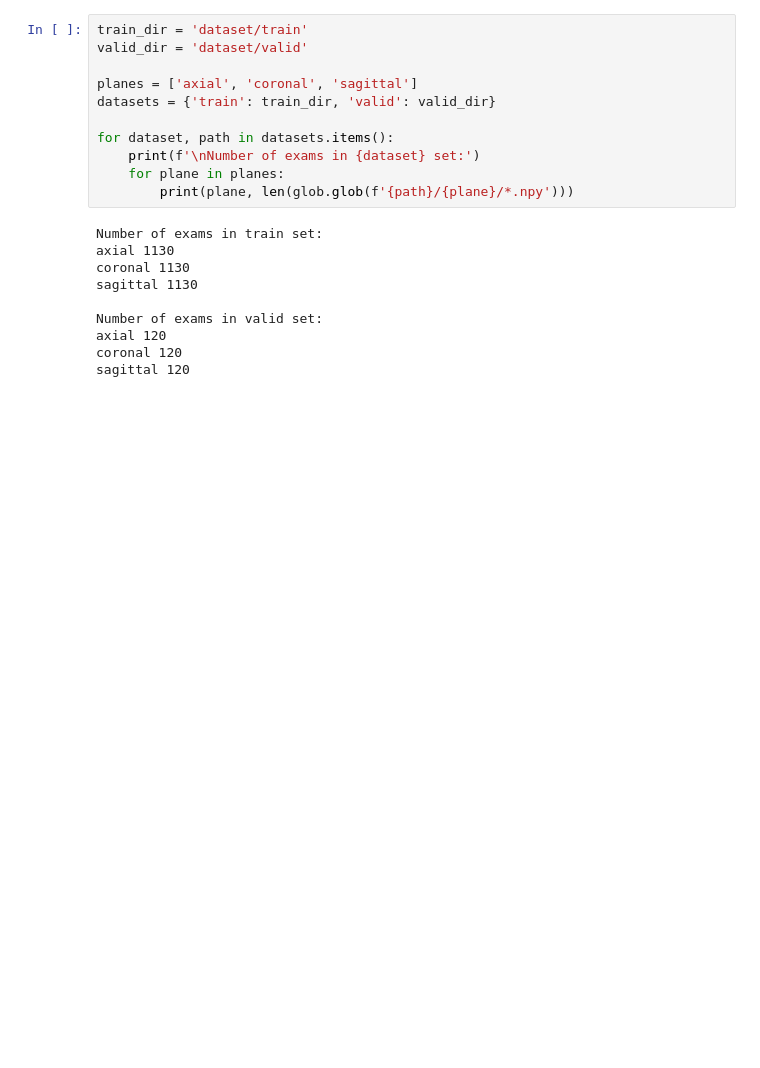
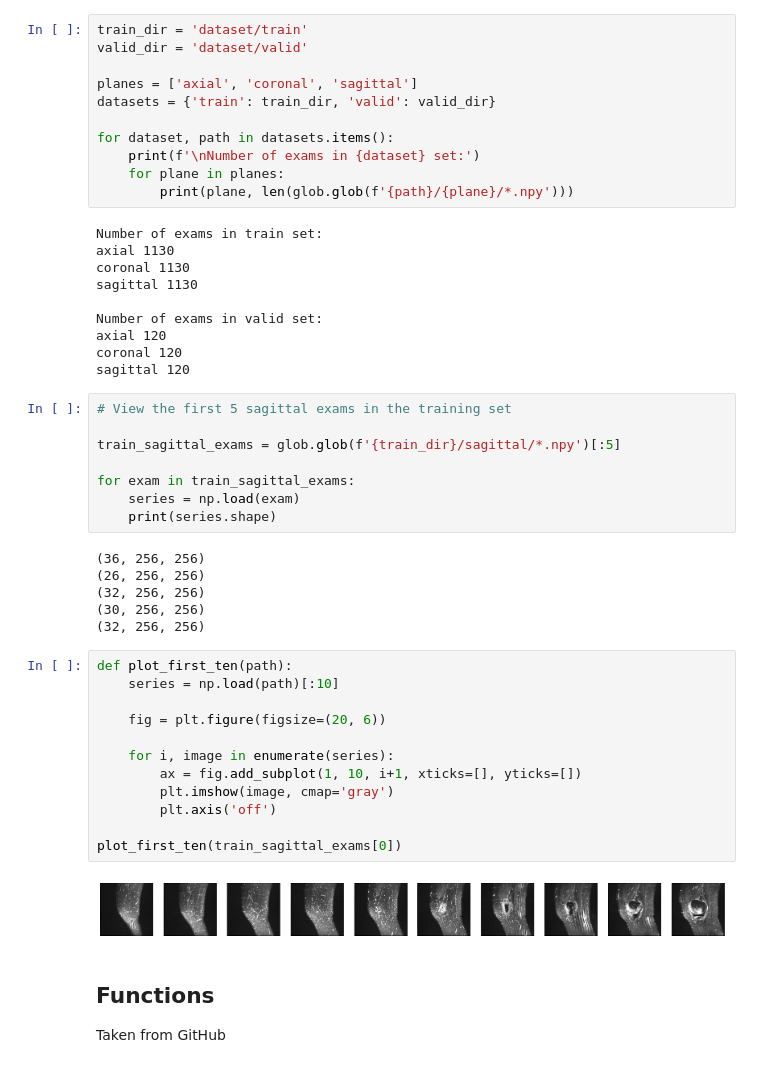
Before and after one commit to marccodesstuff/-Knee-MRI-Pathology-Identification-Model, a Jupyter notebook: main.ipynb, the cells around one changed output. Drawn from its saved outputs; the diff is of its cells as text; blank space fills up the shorter version.

Commit message:
Added relevant Python functions for data preprocessing

```diff
--- a/main.ipynb
+++ b/main.ipynb
@@ -90,3 +91,35 @@ Number of exams in valid set:
 axial 120
 coronal 120
 sagittal 120
+# %%
+# View the first 5 sagittal exams in the training set
+
+train_sagittal_exams = glob.glob(f'{train_dir}/sagittal/*.npy')[:5]
+
+for exam in train_sagittal_exams:
+    series = np.load(exam)
+    print(series.shape)
+# %% [output]
+(36, 256, 256)
+(26, 256, 256)
+(32, 256, 256)
+(30, 256, 256)
+(32, 256, 256)
+# %%
+def plot_first_ten(path):
+    series = np.load(path)[:10]
+
+    fig = plt.figure(figsize=(20, 6))
+
+    for i, image in enumerate(series):
+        ax = fig.add_subplot(1, 10, i+1, xticks=[], yticks=[])
+        plt.imshow(image, cmap='gray')
+        plt.axis('off')
+
+plot_first_ten(train_sagittal_exams[0])
+# %% [output]
+[figure, added]
+# %% [markdown]
+## Functions
+
+Taken from GitHub
```
Also changed, not shown: parts of 3 cells of this notebook.
